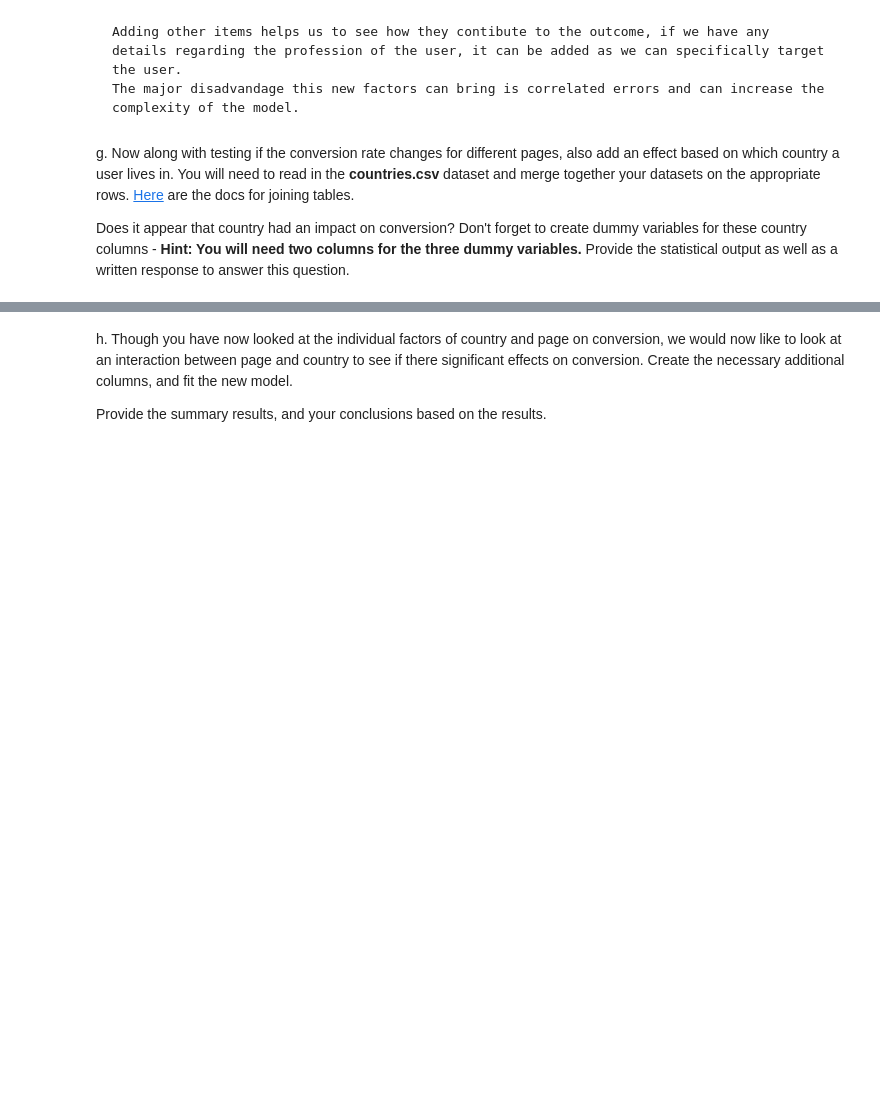
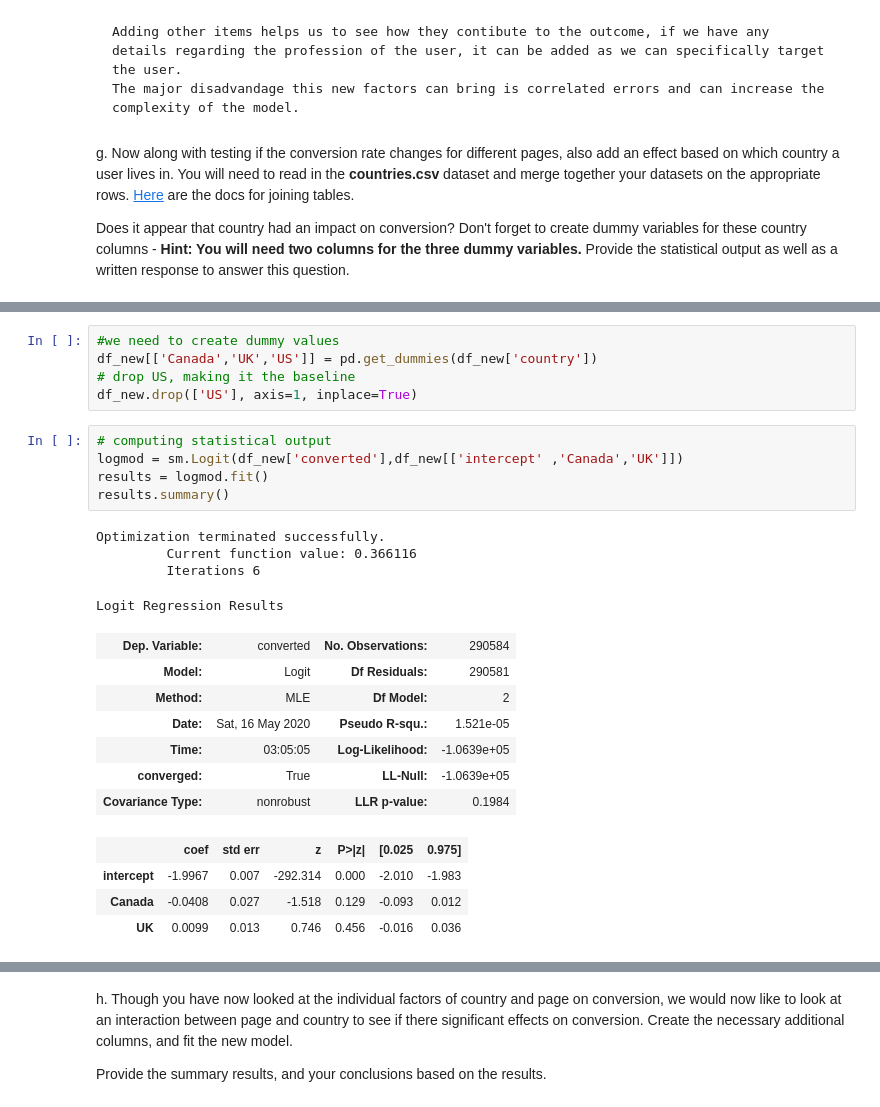
Before and after one commit to Sibin-Sibi/WebsiteAnalysis_A-Btesting, a Jupyter notebook: Website_Analysis.ipynb, the cells around one changed output, grey strips where cells are left out. Saved outputs shown, nothing was run; the diff lists cells and outputs as text; blank space fills up the shorter version.

```diff
--- a/Website_Analysis.ipynb
+++ b/Website_Analysis.ipynb
@@ -398,0 +416,26 @@ Does it appear that country had an impact on conversion?  Don't forget to create
+# %%
+#we need to create dummy values
+df_new[['Canada','UK','US']] = pd.get_dummies(df_new['country'])
+# drop US, making it the baseline
+df_new.drop(['US'], axis=1, inplace=True)
+# %%
+# computing statistical output
+logmod = sm.Logit(df_new['converted'],df_new[['intercept' ,'Canada','UK']])
+results = logmod.fit()
+results.summary()
+# %% [output]
+Optimization terminated successfully.
+         Current function value: 0.366116
+         Iterations 6
+Logit Regression Results
+| Dep. Variable: | converted | No. Observations: | 290584 |
+| Model: | Logit | Df Residuals: | 290581 |
+| Method: | MLE | Df Model: | 2 |
+| Date: | Sat, 16 May 2020 | Pseudo R-squ.: | 1.521e-05 |
+| Time: | 03:05:05 | Log-Likelihood: | -1.0639e+05 |
+| converged: | True | LL-Null: | -1.0639e+05 |
+| Covariance Type: | nonrobust | LLR p-value: | 0.1984 |
+|  | coef | std err | z | P>|z| | [0.025 | 0.975] |
+| intercept | -1.9967 | 0.007 | -292.314 | 0.000 | -2.010 | -1.983 |
+| Canada | -0.0408 | 0.027 | -1.518 | 0.129 | -0.093 | 0.012 |
+| UK | 0.0099 | 0.013 | 0.746 | 0.456 | -0.016 | 0.036 |
```
Also changed, not shown: parts of 6 cells of this notebook.
